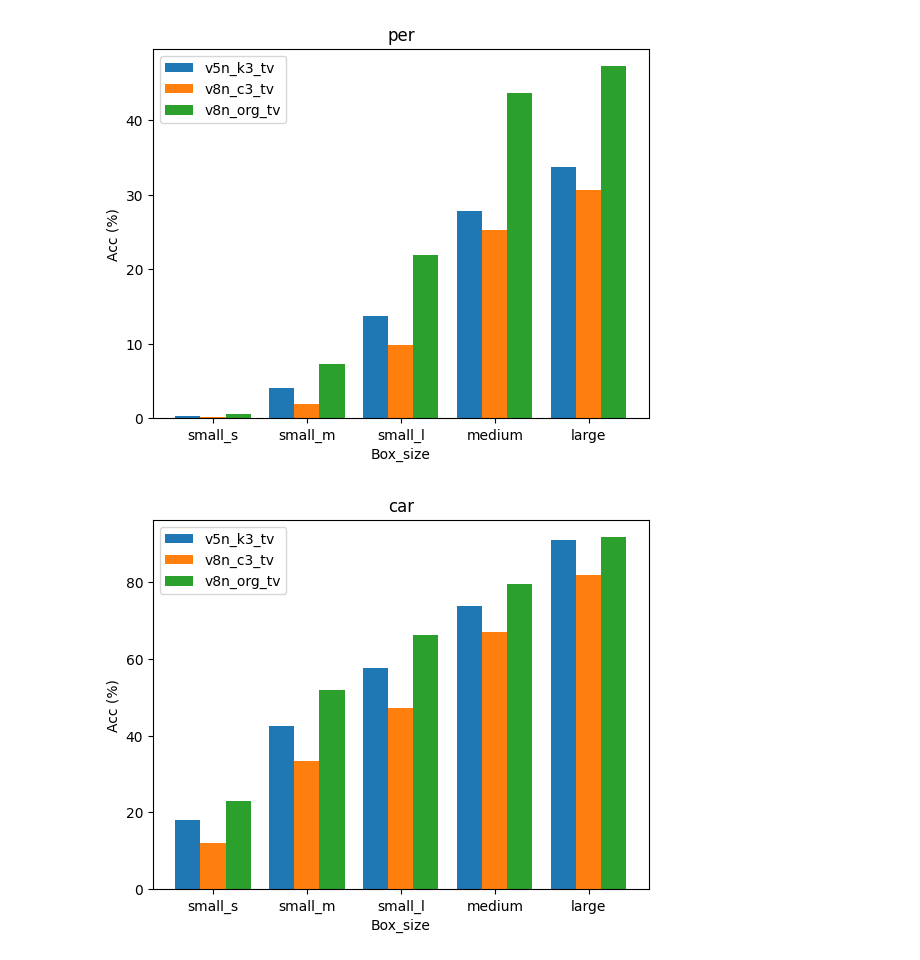
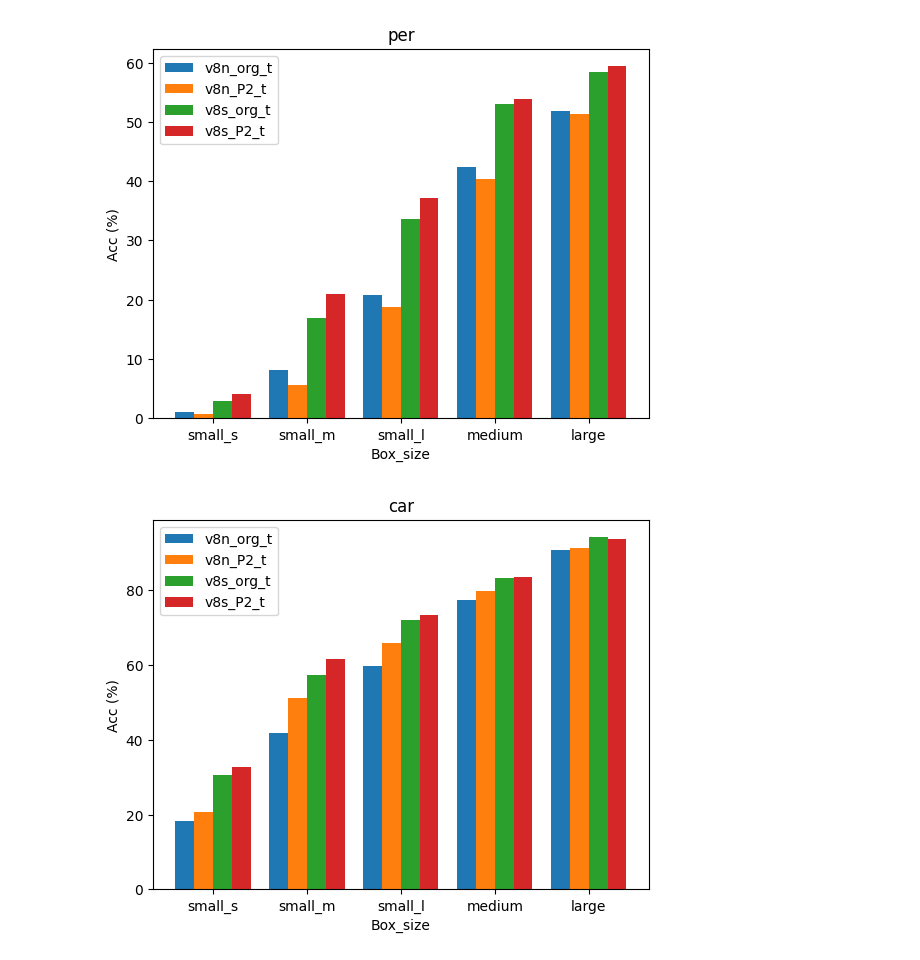
Before and after one commit to Lee-chan-hyeok/Nextchip_Autonomous_Driving_Contest, a Jupyter notebook: analysing/bbox/df_analysys.ipynb, the cells around one changed output. Cells and saved outputs as stored; diff of their text form; code cells hidden in the pictures.

```diff
--- a/analysing/bbox/df_analysys.ipynb
+++ b/analysing/bbox/df_analysys.ipynb
@@ -22,9 +22,10 @@ cls_dict = {0: 'per',
 # %%
 # csv_list만 넣어주면 클래스별로 박스 사이즈 정확도 그래프 생성
 
-csv_list = ['1.1_v5n_vs_v8n/v5n_k3_tv',
-            '1.1_v5n_vs_v8n/v8n_c3_tv',
-            '1.1_v5n_vs_v8n/v8n_org_tv',
+csv_list = ['1.2_P2/v8n_org_t',
+            '1.2_P2/v8n_P2_t',
+            '1.2_P2/v8s_org_t',
+            '1.2_P2/v8s_P2_t'
             ]
 
 method_graph.size_acc_graph_by_csv_list(csv_list, 0.5)
@@ -33,2 +34,2 @@ method_graph.size_acc_graph_by_csv_list(csv_list, 0.5)
-[figure, old version]
+[figure, new version]
-[figure, old version]
+[figure, new version]
```
Also changed, not shown: parts of 2 cells of this notebook, 3 other files.
